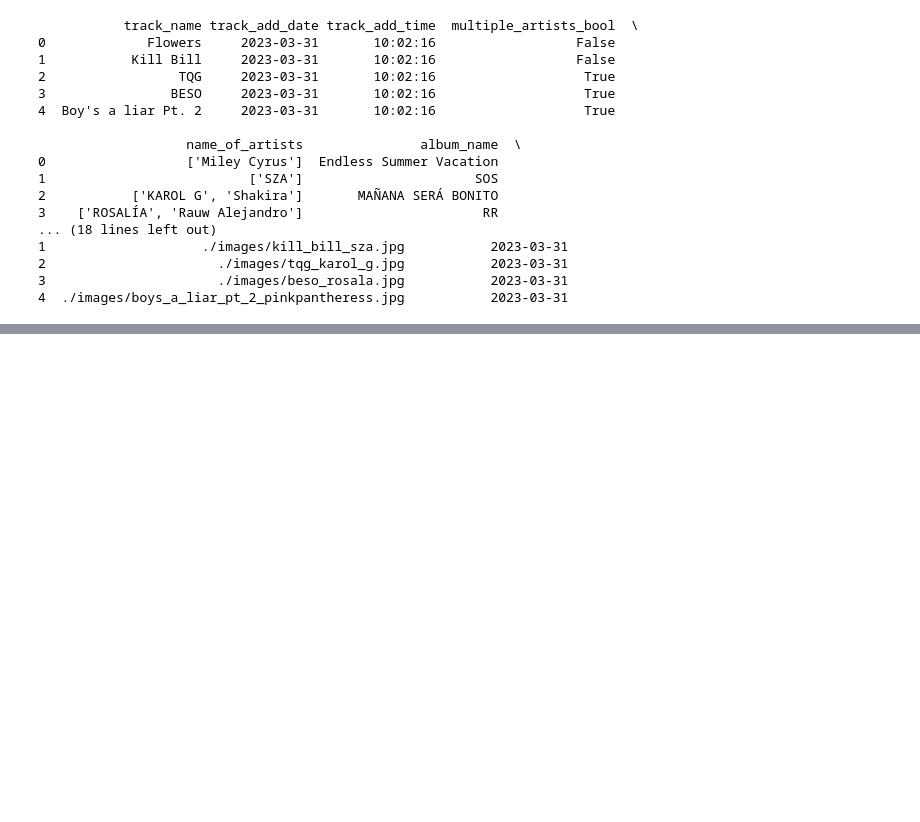
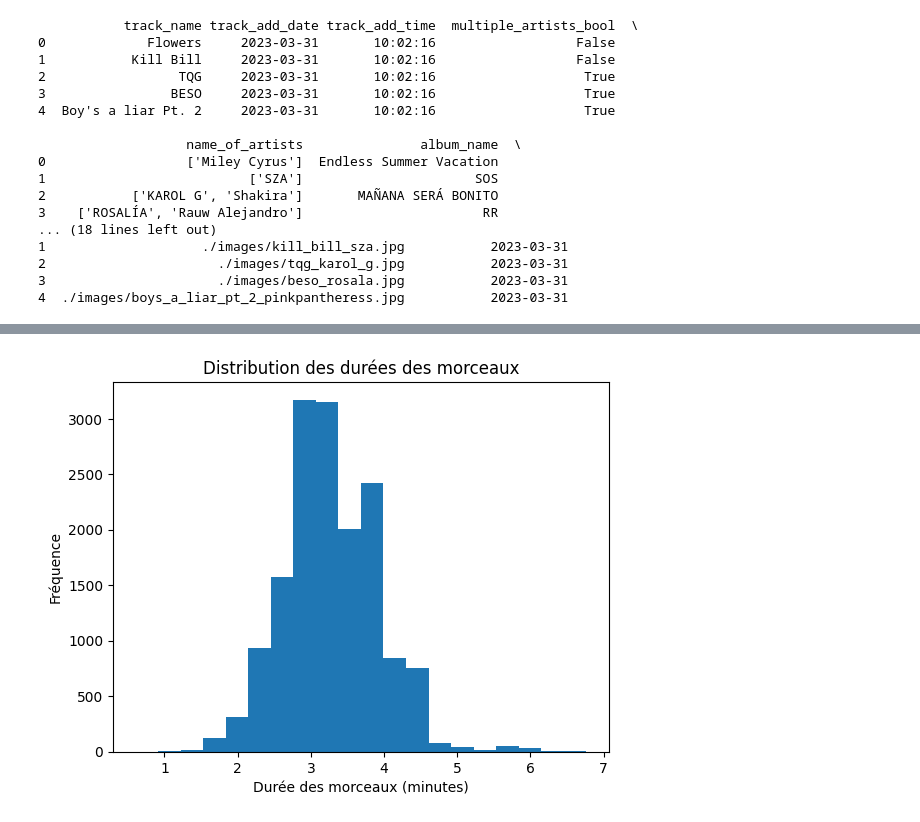
Before and after one commit to K1000Albert/DATASETCAMJB, a Jupyter notebook: main.ipynb, the cells around one changed output, grey strips where cells are left out. Saved outputs shown, nothing was run; the diff lists cells and outputs as text; code cells hidden in the pictures; blank space fills up the shorter version.

```diff
--- a/main.ipynb
+++ b/main.ipynb
@@ -75,0 +147,12 @@ print(spotify_data.head())
+# %%
+spotify_data['track_duration_min'] = spotify_data['track_duration_ms'] / 60000
+# %%
+import matplotlib.pyplot as plt
+
+plt.hist(spotify_data['track_duration_min'], bins=20)
+plt.xlabel("Durée des morceaux (minutes)")
+plt.ylabel("Fréquence")
+plt.title("Distribution des durées des morceaux")
+plt.show()
+# %% [output]
+[figure, added]
```
Also changed, not shown: parts of 4 cells of this notebook.
